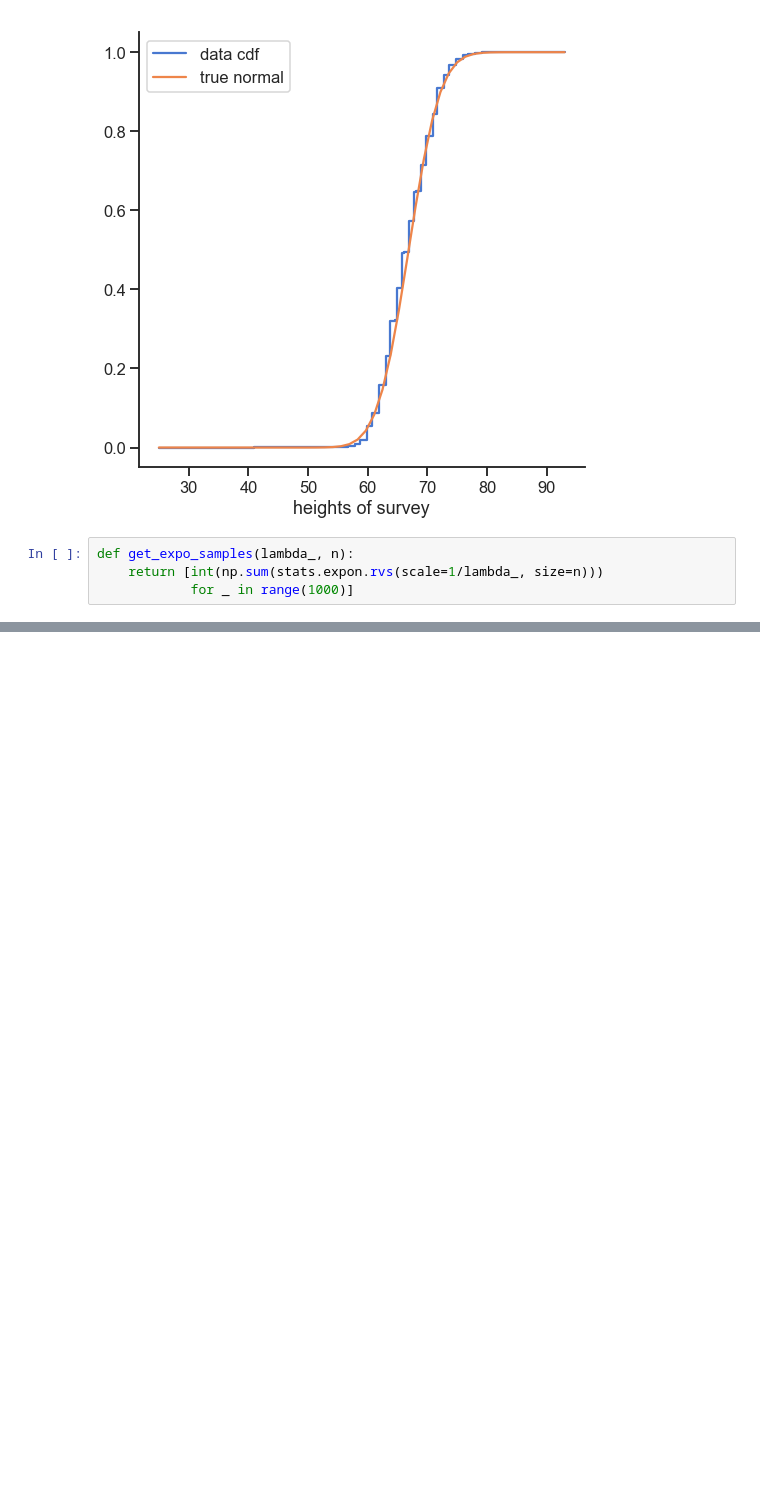
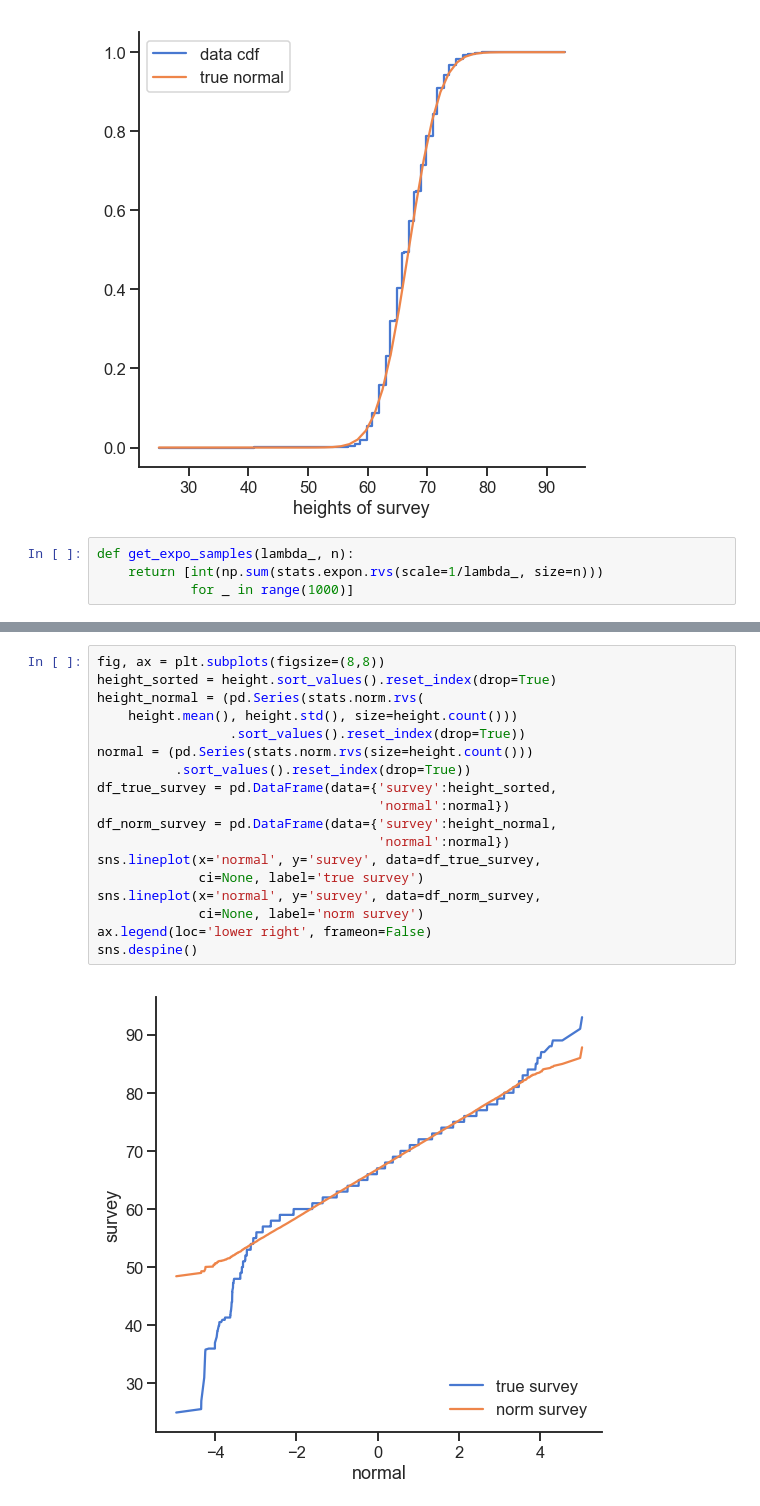
Before and after one commit to DataScienceFoundations/TadStats, a Jupyter notebook: brfss.ipynb, the cells around one changed output, grey strips where cells are left out. Saved outputs shown, nothing was run; the diff lists cells and outputs as text; blank space fills up the shorter version.

```diff
--- a/brfss.ipynb
+++ b/brfss.ipynb
@@ -133,0 +137,20 @@ sns.despine()
+# %%
+fig, ax = plt.subplots(figsize=(8,8))
+height_sorted = height.sort_values().reset_index(drop=True)
+height_normal = (pd.Series(stats.norm.rvs(
+    height.mean(), height.std(), size=height.count()))
+                 .sort_values().reset_index(drop=True))
+normal = (pd.Series(stats.norm.rvs(size=height.count()))
+          .sort_values().reset_index(drop=True))
+df_true_survey = pd.DataFrame(data={'survey':height_sorted,
+                                    'normal':normal})
+df_norm_survey = pd.DataFrame(data={'survey':height_normal,
+                                    'normal':normal})
+sns.lineplot(x='normal', y='survey', data=df_true_survey,
+             ci=None, label='true survey')
+sns.lineplot(x='normal', y='survey', data=df_norm_survey,
+             ci=None, label='norm survey')
+ax.legend(loc='lower right', frameon=False)
+sns.despine()
+# %% [output]
+[figure, added]
```
Also changed, not shown: parts of 7 cells of this notebook, 1 other file.
